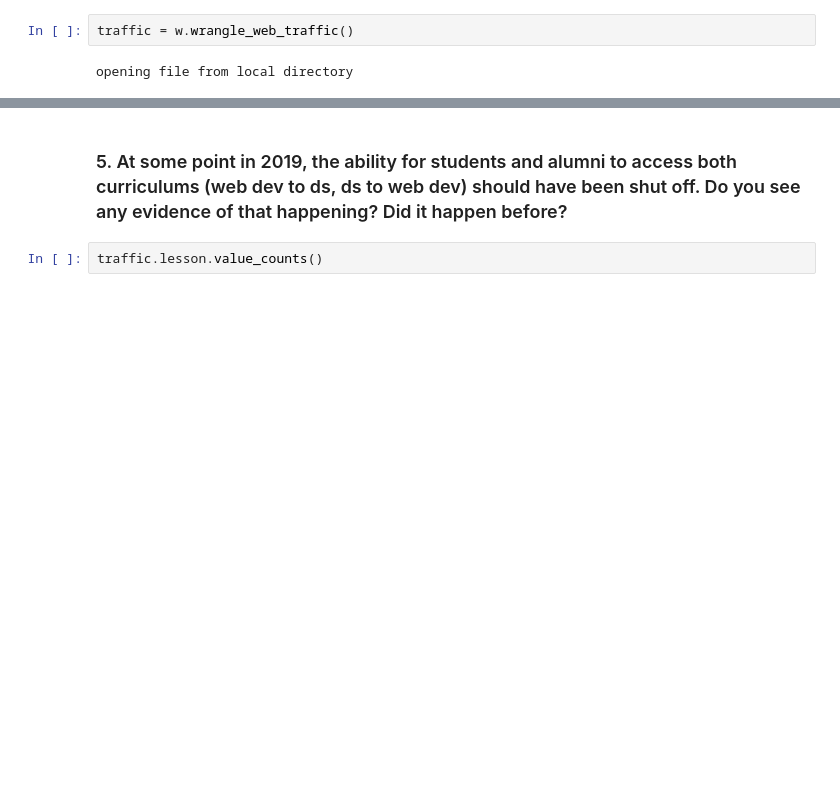
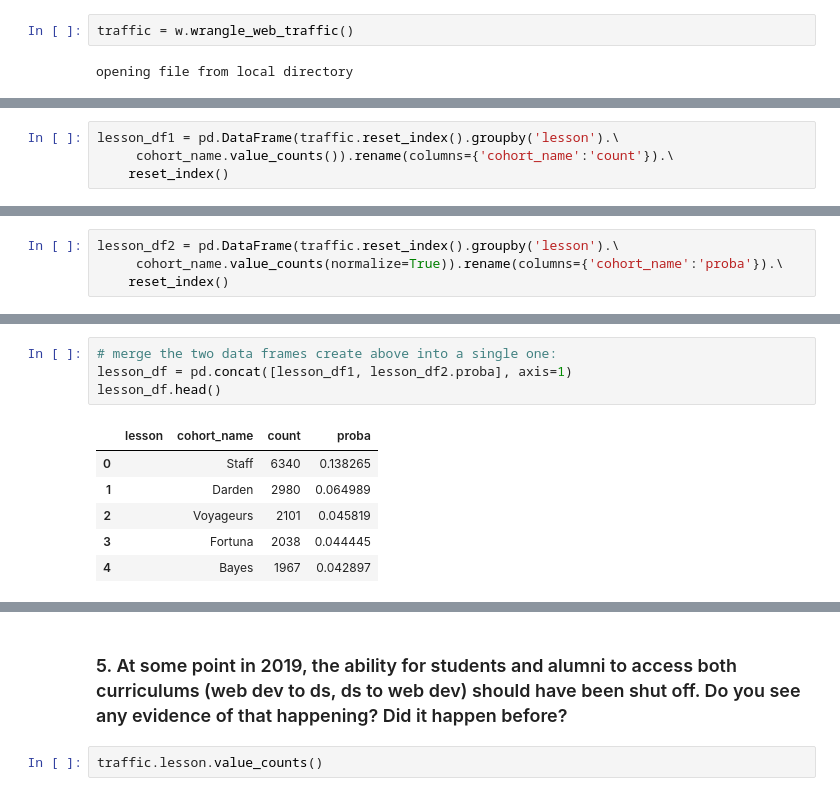
Before and after one commit to Adam-Harris87/anomaly-detection-exercises, a Jupyter notebook: anomaly_detection_exercise.ipynb, the cells around one changed output, grey strips where cells are left out. Drawn from its saved outputs; the diff is of its cells as text; blank space fills up the shorter version.

```diff
--- a/anomaly_detection_exercise.ipynb
+++ b/anomaly_detection_exercise.ipynb
@@ -28,0 +81,4 @@ traffic
+# %%
+lesson_df1 = pd.DataFrame(traffic.reset_index().groupby('lesson').\
+     cohort_name.value_counts()).rename(columns={'cohort_name':'count'}).\
+    reset_index()
@@ -28,0 +94,4 @@ traffic
+# %%
+lesson_df2 = pd.DataFrame(traffic.reset_index().groupby('lesson').\
+     cohort_name.value_counts(normalize=True)).rename(columns={'cohort_name':'proba'}).\
+    reset_index()
@@ -28,0 +107,11 @@ traffic
+# %%
+# merge the two data frames create above into a single one:
+lesson_df = pd.concat([lesson_df1, lesson_df2.proba], axis=1)
+lesson_df.head()
+# %% [output]
+|  | lesson | cohort_name | count | proba |
+| 0 |  | Staff | 6340 | 0.138265 |
+| 1 |  | Darden | 2980 | 0.064989 |
+| 2 |  | Voyageurs | 2101 | 0.045819 |
+| 3 |  | Fortuna | 2038 | 0.044445 |
+| 4 |  | Bayes | 1967 | 0.042897 |
```
Also changed, not shown: parts of 15 cells of this notebook, 4 other files.
